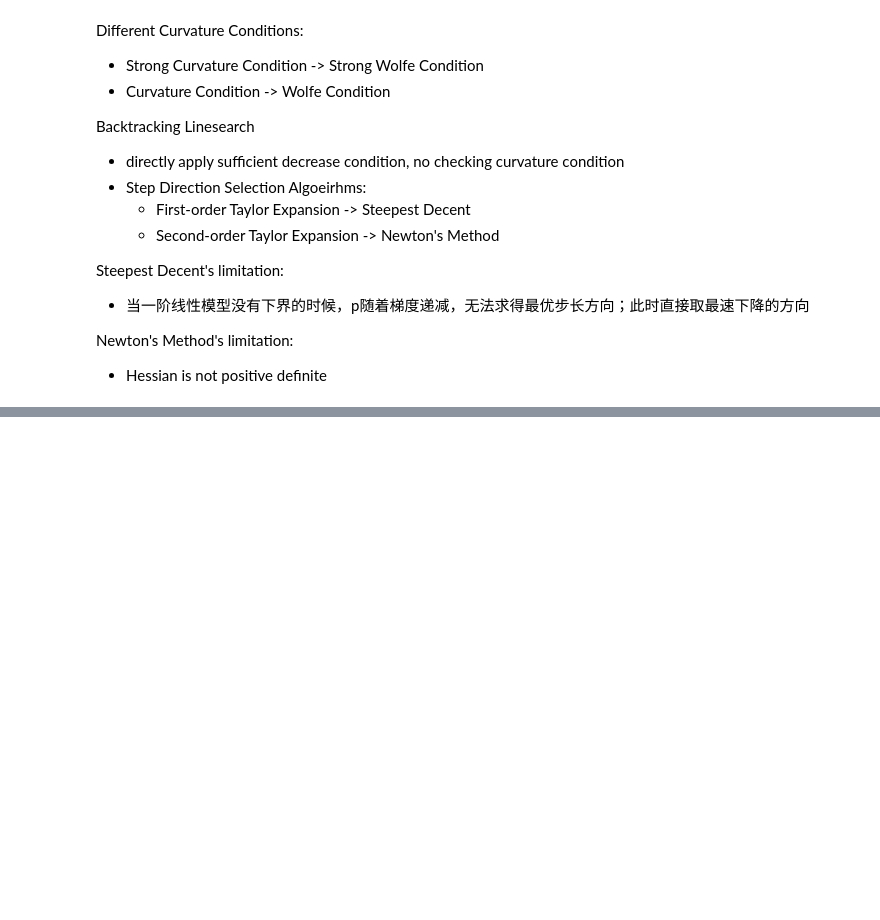
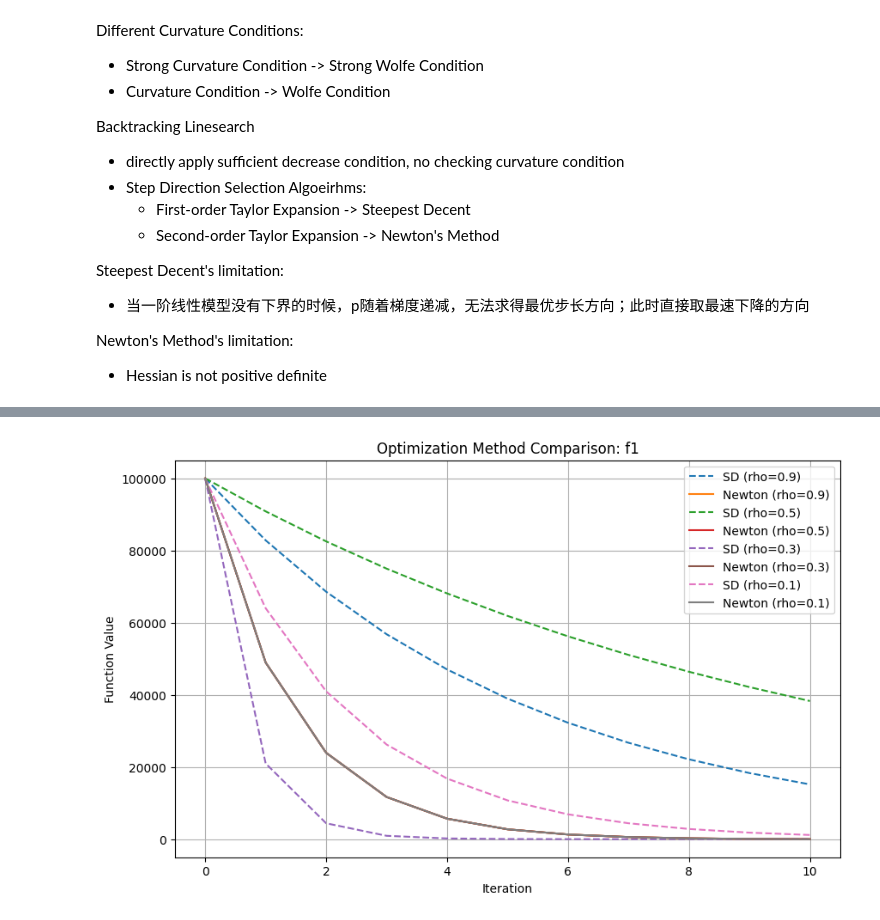
Before and after one commit to santiweide/ku2025-no, a Jupyter notebook: code_week2/main.ipynb, the cells around one changed output, grey strips where cells are left out. Cells and saved outputs as stored; diff of their text form; code cells hidden in the pictures; blank space fills up the shorter version.

Commit message:
reset test on case study functions

```diff
--- a/code_week2/main.ipynb
+++ b/code_week2/main.ipynb
@@ -146,0 +33,91 @@ Newton's Method: {'method': 'newton', 'iterations': 2, 'final_x': array([1., 2.]
+# %%
+import numpy as np
+import matplotlib.pyplot as plt
+import time
+from case_studies import *
+
+def backtracking_line_search(f, grad_f, x, p, alpha=1.0, rho=0.5, c1=1e-4):
+    while f(x + alpha * p) > f(x) + c1 * alpha * np.dot(grad_f(x), p):
+        alpha *= rho
+    return alpha
+
+def steepest_descent(f, grad_f, x0, rho, tol=1e-6, max_iter=10):
+    x = x0
+    history = [f(x)]
+    start_time = time.time()
+    for iteration in range(max_iter):
+        grad = grad_f(x)
+        if np.linalg.norm(grad) < tol:
+            break
+        p = -grad
+        alpha = backtracking_line_search(f, grad_f, x, p, rho=rho)
+        x = x + alpha * p
+        history.append(f(x))
+    end_time = time.time()
+
+    print(f"Steepest Descent | Iterations: {iteration+1}, Rho: {rho}, Final x: {x}, Time: {end_time - start_time:.5f} sec")
+    return history
+
+def newton_method(f, grad_f, hessian_f, x0, rho, tol=1e-6, max_iter=10):
+    x = x0
+    history = [f(x)]
+    start_time = time.time()
+    for iteration in range(max_iter):
+        grad = grad_f(x)
+        if np.linalg.norm(grad) < tol:
+            break
+        hess = hessian_f(x)
+        try:
+            p = -np.linalg.solve(hess, grad)
+        except np.linalg.LinAlgError:
+            p = -grad
+        alpha = backtracking_line_search(f, grad_f, x, p, rho=rho)
+        x = x + alpha * p
+        history.append(f(x))
+    end_time = time.time()
+
+    print(f"Newton Method | Iterations: {iteration+1}, Rho: {rho}, Final x: {x}, Time: {end_time - start_time:.5f} sec")
+    return history
+
+def banchmark_protocol(functions, x0s, rho_values):
+    i=0
+    for f, df, Hf, name in functions:
+        plt.figure(figsize=(10, 6))
+        print(f"Testing function: {name}")
+        for rho in rho_values:
+            history_sd = steepest_descent(f, df, x0s[i], rho)
+            plt.plot(range(len(history_sd)), history_sd, label=f"SD (rho={rho})", linestyle='--')
+
+            history_newton = newton_method(f, df, Hf, x0s[i], rho)
+            plt.plot(range(len(history_newton)), history_newton, label=f"Newton (rho={rho})")
+
+        plt.xlabel("Iteration")
+        plt.ylabel("Function Value")
+        plt.title(f"Optimization Method Comparison: {name}")
+        plt.legend()
+        plt.grid()
+        plt.show()
+        i+=1
+
+# Define test functions
+functions = [
+    (f1, df1, Hf1, "f1"),
+    (f2, df2, Hf2, "f2"),
+    (f3, df3, Hf3, "f3"),
+    (f4, df4, Hf4, "f4"),
+    (f5, df5, Hf5, "f5")
+]
+
+x0s = [
+    np.array([10, 10]),
+    np.array([-1.2, 1.0]),
+    np.array([1, 1]),
+    np.array([2, -2]),
+    np.array([-1.5, 1.5])
+]
+
+# x0 = np.array([-1.0, 1.0])
+rho_values = [0.9, 0.5, 0.3, 0.1]
+
+banchmark_protocol(functions, x0s, rho_values)
+# %% [output]
@@ -146,0 +133 @@ Newton's Method: {'method': 'newton', 'iterations': 2, 'final_x': array([1., 2.]
+[figure, added]
```
Also changed, not shown: parts of 2 cells of this notebook, 2 other files.
